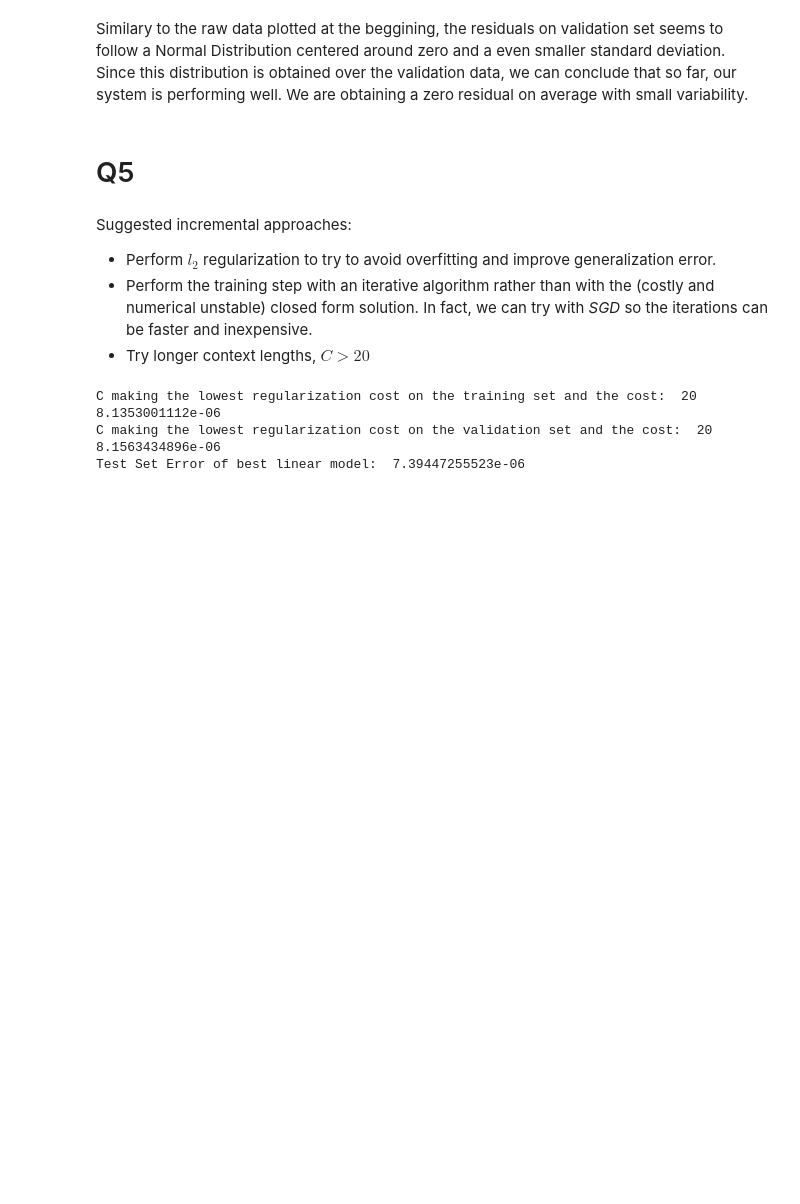
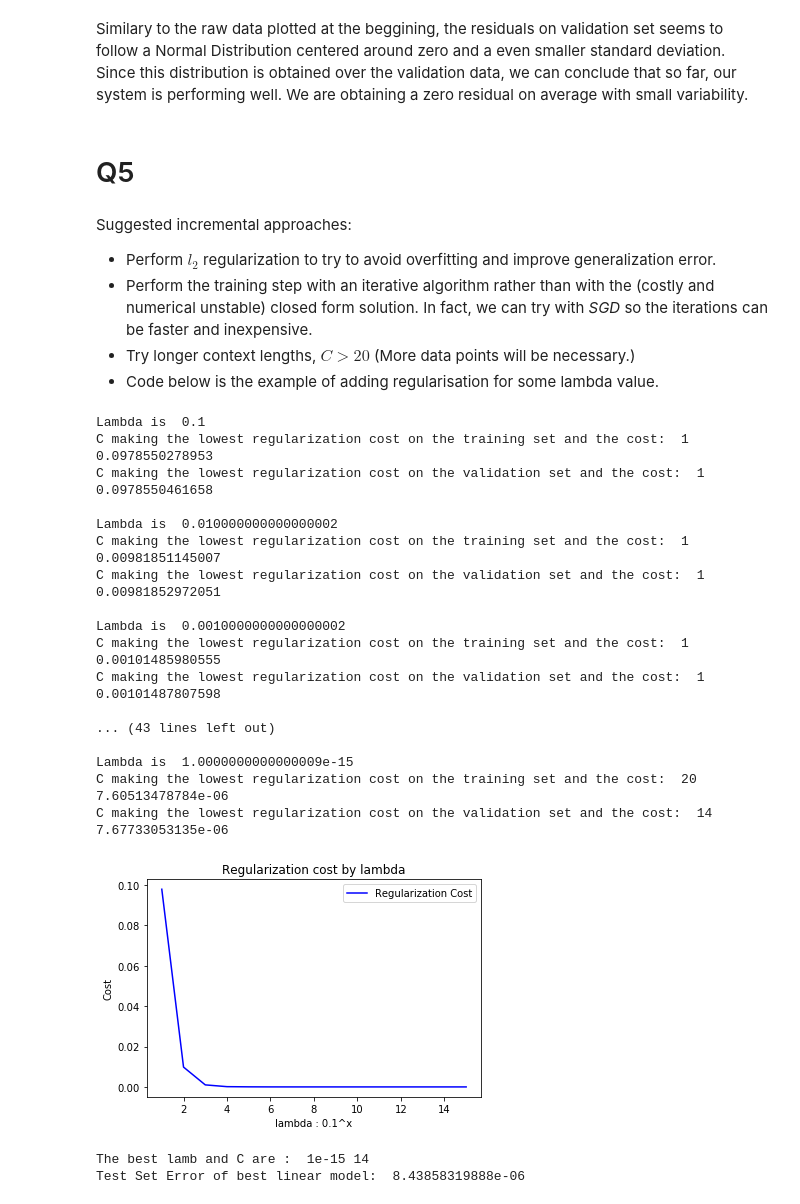
Before and after one commit to mjjszzj/MLPR_A1, a Jupyter notebook: Assignment_Deliverable.ipynb, the cells around one changed output. Cells and saved outputs as stored; diff of their text form; code cells hidden in the pictures; blank space fills up the shorter version.

```diff
--- a/Assignment_Deliverable.ipynb
+++ b/Assignment_Deliverable.ipynb
@@ -250,12 +250,13 @@ print('='*100)
 print('4. Fitting linear predictors across many snippets')
 linear_train_err = []
 linear_valid_err = []
+predictors = []
 
 for C in range(20):
     train_pred = LinearPredictor(train_y, train_X, C)
     linear_train_err.append(linearprediction_squared_error(train_y, train_pred.reshape(-1,1), train_X[:, 19-C:20].T))
-    valid_pred = LinearPredictor(valid_y, valid_X, C)
-    linear_valid_err.append(linearprediction_squared_error(valid_y, valid_pred.reshape(-1,1), valid_X[:, 19-C:20].T))
+    linear_valid_err.append(linearprediction_squared_error(valid_y, train_pred.reshape(-1,1), valid_X[:, 19-C:20].T))
+    predictors.append(train_pred)
 
 train_C = np.array(linear_train_err).argmin()+1
 valid_C = np.array(linear_valid_err).argmin()+1
@@ -311,31 +312,72 @@ Suggested incremental approaches:
 
 * Perform $l_2$ regularization to try to avoid overfitting and improve generalization error.
 * Perform the training step with an iterative algorithm rather than with the (costly and numerical unstable) closed form solution. In fact, we can try with *SGD* so the iterations can be faster and inexpensive.
-* Try longer context lengths, $C>20$
+* Try longer context lengths, $C>20$ (More data points will be necessary.)
+* Code below is the example of adding regularisation for some lambda value.
 # %%
 def linearprediction_regularization(Y, vector, X, lam):
     return np.sum([np.power(Y-vector.T.dot(X),2)])/Y.shape[0]+lam*np.sum(vector**2)
 
-regular_train_err = []
-regular_valid_err = []
+regular_err_ex = []
+min_C = []
+predictors = []
 
-for C in range(20):
-    train_pred = LinearPredictor(train_y, train_X, C)
-    regular_train_err.append(linearprediction_regularization(train_y, train_pred.reshape(-1,1), train_X[:, 19-C:20].T,0.00000001))
-    valid_pred = LinearPredictor(valid_y, valid_X, C)
-    regular_valid_err.append(linearprediction_regularization(valid_y, valid_pred.reshape(-1,1), valid_X[:, 19-C:20].T,0.00000001))
+for ex in range(1,16):
+    regular_train_err = []
+    regular_valid_err = []
+    train_p = []
+    lamb = 0.1**ex
+    for C in range(20):
+        train_pred = LinearPredictor(train_y, train_X, C)
+        regular_train_err.append(linearprediction_regularization(train_y, train_pred.reshape(-1,1), train_X[:, 19-C:20].T,lamb))
+        regular_valid_err.append(linearprediction_regularization(valid_y, train_pred.reshape(-1,1), valid_X[:, 19-C:20].T,lamb))
+        train_p.append(train_pred)
 
-train_regC = np.array(linear_train_err).argmin()+1
-valid_regC = np.array(linear_valid_err).argmin()+1
+    train_regC = np.array(regular_train_err).argmin()+1
+    valid_regC = np.array(regular_valid_err).argmin()+1
 
-print('C making the lowest regularization cost on the training set and the cost: ',train_regC, regular_train_err[train_C-1])
-print('C making the lowest regularization cost on the validation set and the cost: ',valid_regC, regular_valid_err[valid_C-1])
+    print('Lambda is ', lamb)
+    print('C making the lowest regularization cost on the training set and the cost: ',train_regC, regular_train_err[train_regC-1])
+    print('C making the lowest regularization cost on the validation set and the cost: ',valid_regC, regular_valid_err[valid_regC-1],'\n')
+    regular_err_ex.append(regular_valid_err[valid_regC-1])
+    min_C.append(valid_regC)
+    predictors.append(train_p[valid_regC-1])
 
-test_pred = LinearPredictor(test_y, test_X, valid_regC-1)
-linear_test_err = linearprediction_squared_error(test_y, test_pred.reshape(-1,1), test_X[:, 19-(valid_regC-1):20].T)
+plt.plot(np.arange(15)+1, regular_err_ex, 'b', label = 'Regularization Cost')
+plt.title('Regularization cost by lambda')
+plt.xlabel('lambda : 0.1^x')
+plt.ylabel('Cost')
+plt.legend()
+plt.show()
+
+regular_err_ex=np.array(regular_err_ex)
+ideal_lamb = 0.1**(regular_err_ex.argmin()+1)
+ideal_C = min_C[regular_err_ex.argmin()]
+
+print('The best lamb and C are : ', ideal_lamb, ideal_C)
+
+test_pred = predictors[regular_err_ex.argmin()]
+linear_test_err = linearprediction_squared_error(test_y, test_pred.reshape(-1,1), test_X[:, 19-(ideal_C-1):20].T)
 
 print('Test Set Error of best linear model: ' ,linear_test_err)
 # %% [output]
-C making the lowest regularization cost on the training set and the cost:  20 8.1353001112e-06
-C making the lowest regularization cost on the validation set and the cost:  20 8.1563434896e-06
-Test Set Error of best linear model:  7.39447255523e-06
+Lambda is  0.1
+C making the lowest regularization cost on the training set and the cost:  1 0.0978550278953
+C making the lowest regularization cost on the validation set and the cost:  1 0.0978550461658
+
+Lambda is  0.010000000000000002
+C making the lowest regularization cost on the training set and the cost:  1 0.00981851145007
+C making the lowest regularization cost on the validation set and the cost:  1 0.00981852972051
+
+Lambda is  0.0010000000000000002
+C making the lowest regularization cost on the training set and the cost:  1 0.00101485980555
+C making the lowest regularization cost on the validation set and the cost:  1 0.00101487807598
+
+... (43 lines left out)
+
+Lambda is  1.0000000000000009e-15
+C making the lowest regularization cost on the training set and the cost:  20 7.60513478784e-06
+C making the lowest regularization cost on the validation set and the cost:  14 7.67733053135e-06
+[figure, added]
+The best lamb and C are :  1e-15 14
+Test Set Error of best linear model:  8.43858319888e-06
```
Also changed, not shown: parts of 5 cells of this notebook.
